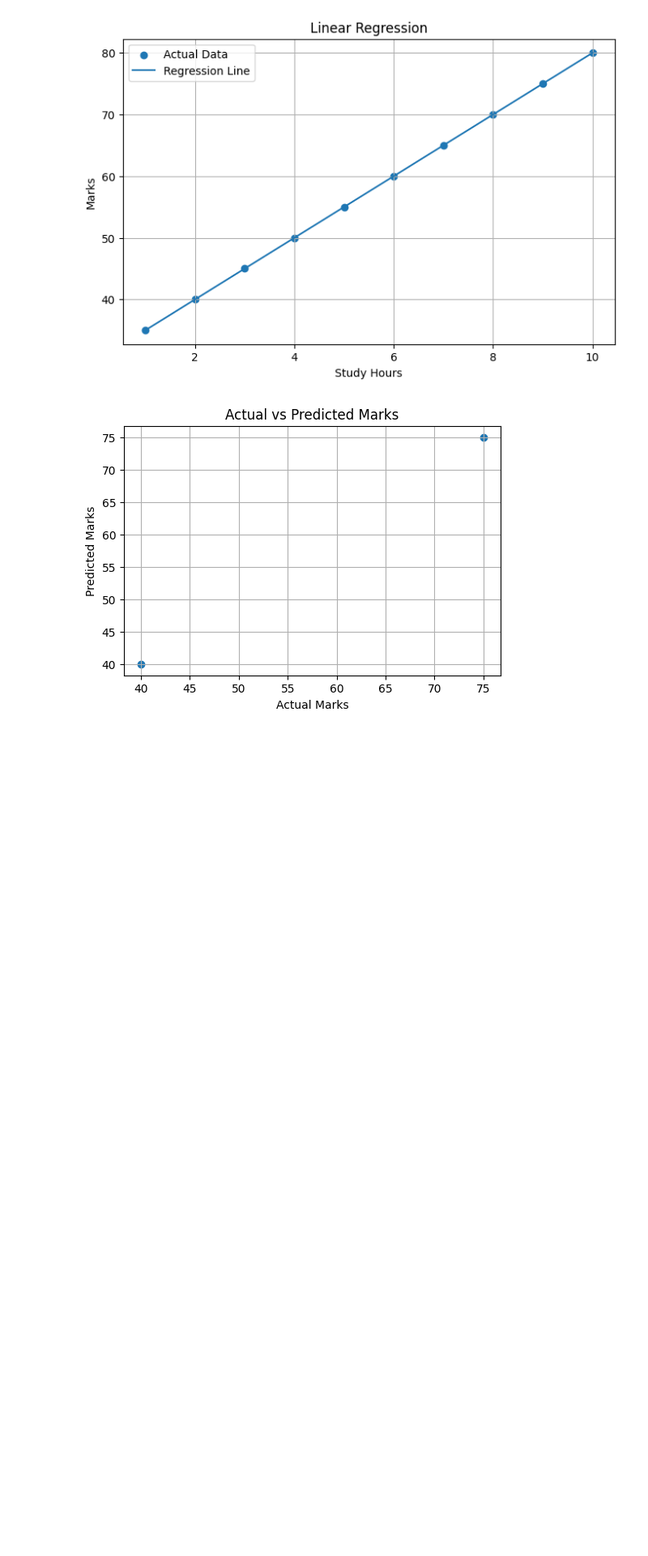
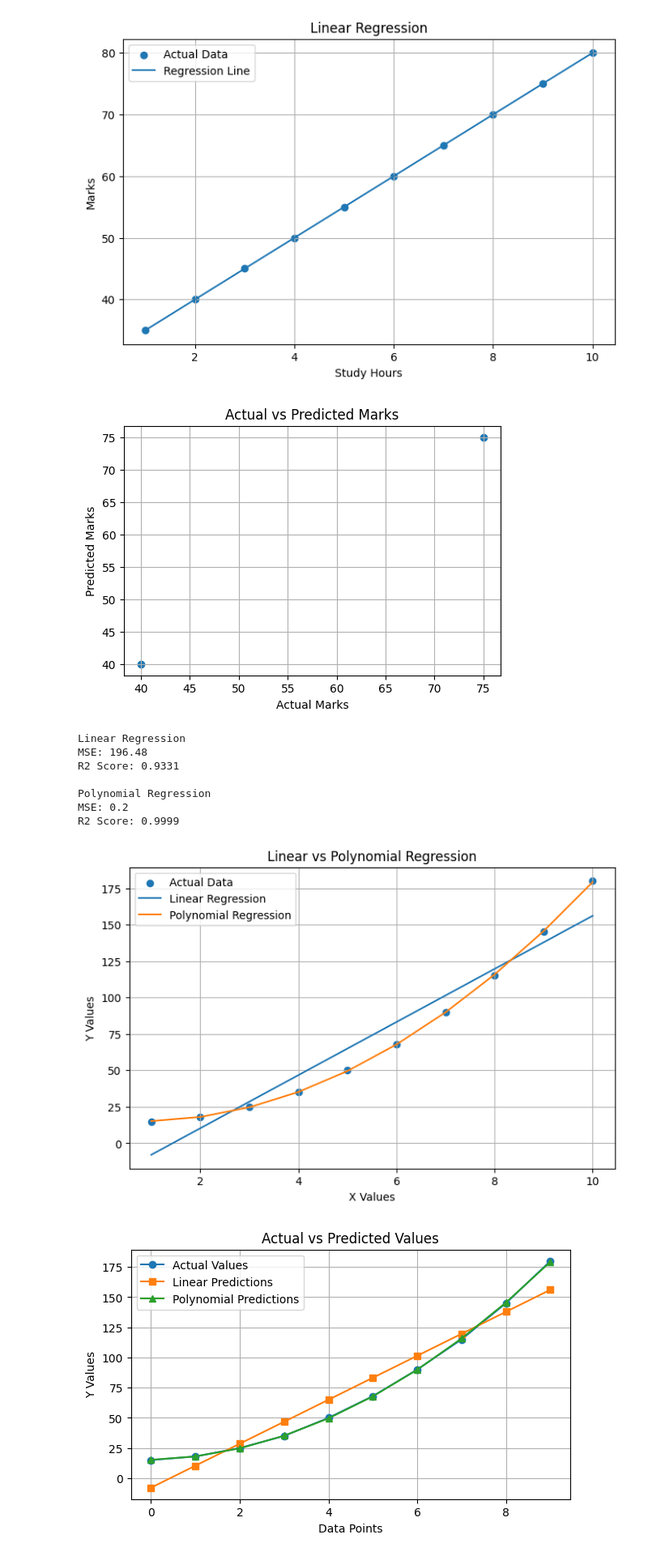
Before and after one commit to eyramana/MLA0201-FUNDAMENTALS-OF-MACHINE-LEARNING, a Jupyter notebook: Ramana_lab.ipynb, the cells around one changed output. Shown at 81% size. Cells and saved outputs as stored; diff of their text form; code cells hidden in the pictures; blank space fills up the shorter version.

```diff
--- a/Ramana_lab.ipynb
+++ b/Ramana_lab.ipynb
@@ -991,3 +991,75 @@ R2 Score: 1.0
 Predicted Marks for 11 Study Hours: 85.0
 [figure]
 [figure]
+# %%
+# Experiment No: 9
+# Question: Compare Linear and Polynomial Regression using Python.
+
+import numpy as np
+import matplotlib.pyplot as plt
+
+from sklearn.linear_model import LinearRegression
+from sklearn.preprocessing import PolynomialFeatures
+from sklearn.metrics import mean_squared_error, r2_score
+
+# Create Dataset
+X = np.array([1, 2, 3, 4, 5, 6, 7, 8, 9, 10]).reshape(-1, 1)
+y = np.array([15, 18, 25, 35, 50, 68, 90, 115, 145, 180])
+
+# Linear Regression
+linear_model = LinearRegression()
+linear_model.fit(X, y)
+linear_pred = linear_model.predict(X)
+
+# Polynomial Regression
+poly = PolynomialFeatures(degree=2)
+X_poly = poly.fit_transform(X)
+
+poly_model = LinearRegression()
+poly_model.fit(X_poly, y)
+poly_pred = poly_model.predict(X_poly)
+
+# Display Results
+print("Linear Regression")
+print("MSE:", round(mean_squared_error(y, linear_pred), 2))
+print("R2 Score:", round(r2_score(y, linear_pred), 4))
+
+print("\nPolynomial Regression")
+print("MSE:", round(mean_squared_error(y, poly_pred), 2))
+print("R2 Score:", round(r2_score(y, poly_pred), 4))
+
+# Plot Comparison
+plt.figure(figsize=(8, 5))
+plt.scatter(X, y, label="Actual Data")
+plt.plot(X, linear_pred, label="Linear Regression")
+plt.plot(X, poly_pred, label="Polynomial Regression")
+
+plt.xlabel("X Values")
+plt.ylabel("Y Values")
+plt.title("Linear vs Polynomial Regression")
+plt.legend()
+plt.grid(True)
+plt.show()
+
+# Actual vs Predicted Comparison
+plt.figure(figsize=(7, 4))
+plt.plot(y, marker='o', label="Actual Values")
+plt.plot(linear_pred, marker='s', label="Linear Predictions")
+plt.plot(poly_pred, marker='^', label="Polynomial Predictions")
+
+plt.xlabel("Data Points")
+plt.ylabel("Y Values")
+plt.title("Actual vs Predicted Values")
+plt.legend()
+plt.grid(True)
+plt.show()
+# %% [output]
+Linear Regression
+MSE: 196.48
+R2 Score: 0.9331
+
+Polynomial Regression
+MSE: 0.2
+R2 Score: 0.9999
+[figure, added]
+[figure, added]
```
Also changed, not shown: parts of 1 cell of this notebook.
